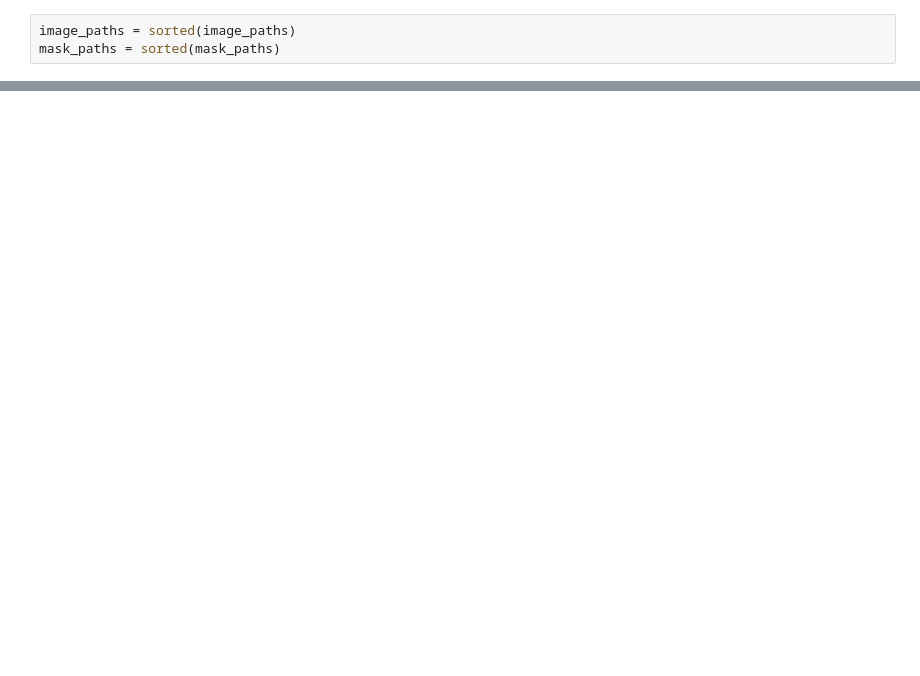
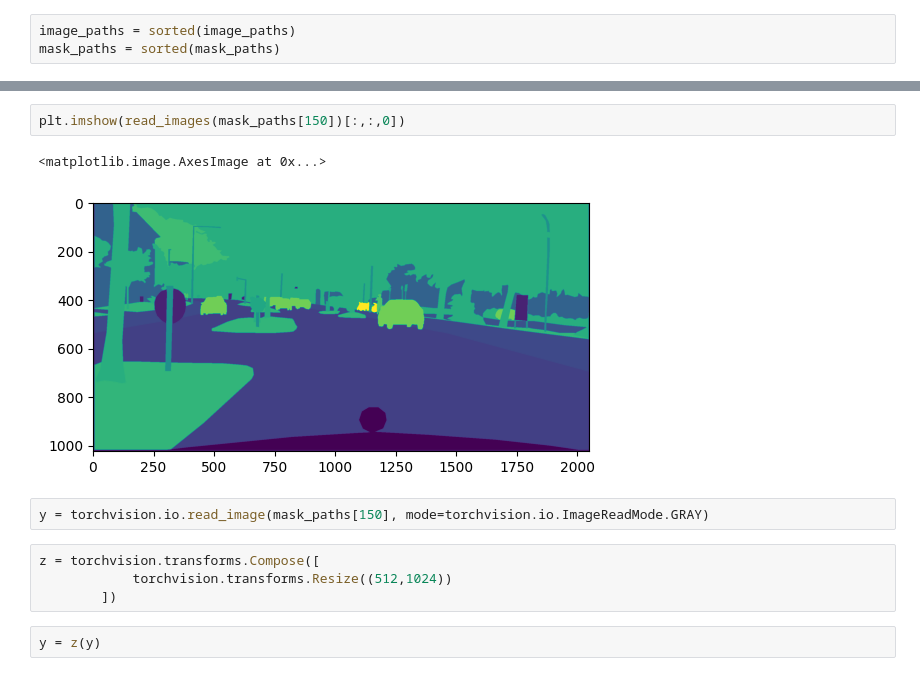
Before and after one commit to bhaba-ranjan/semantic-segmentation, a Jupyter notebook: segmentation.ipynb, the cells around one changed output, grey strips where cells are left out. Saved outputs shown, nothing was run; the diff lists cells and outputs as text; blank space fills up the shorter version.

```diff
--- a/segmentation.ipynb
+++ b/segmentation.ipynb
@@ -84,0 +102,13 @@ for i,z in zip(image_paths, mask_paths):
+# %%
+plt.imshow(read_images(mask_paths[150])[:,:,0])
+# %% [output]
+<matplotlib.image.AxesImage at 0x...>
+[figure, added]
+# %%
+y = torchvision.io.read_image(mask_paths[150], mode=torchvision.io.ImageReadMode.GRAY)
+# %%
+z = torchvision.transforms.Compose([
+            torchvision.transforms.Resize((512,1024))
+        ])
+# %%
+y = z(y)
```
Also changed, not shown: parts of 17 cells of this notebook.
